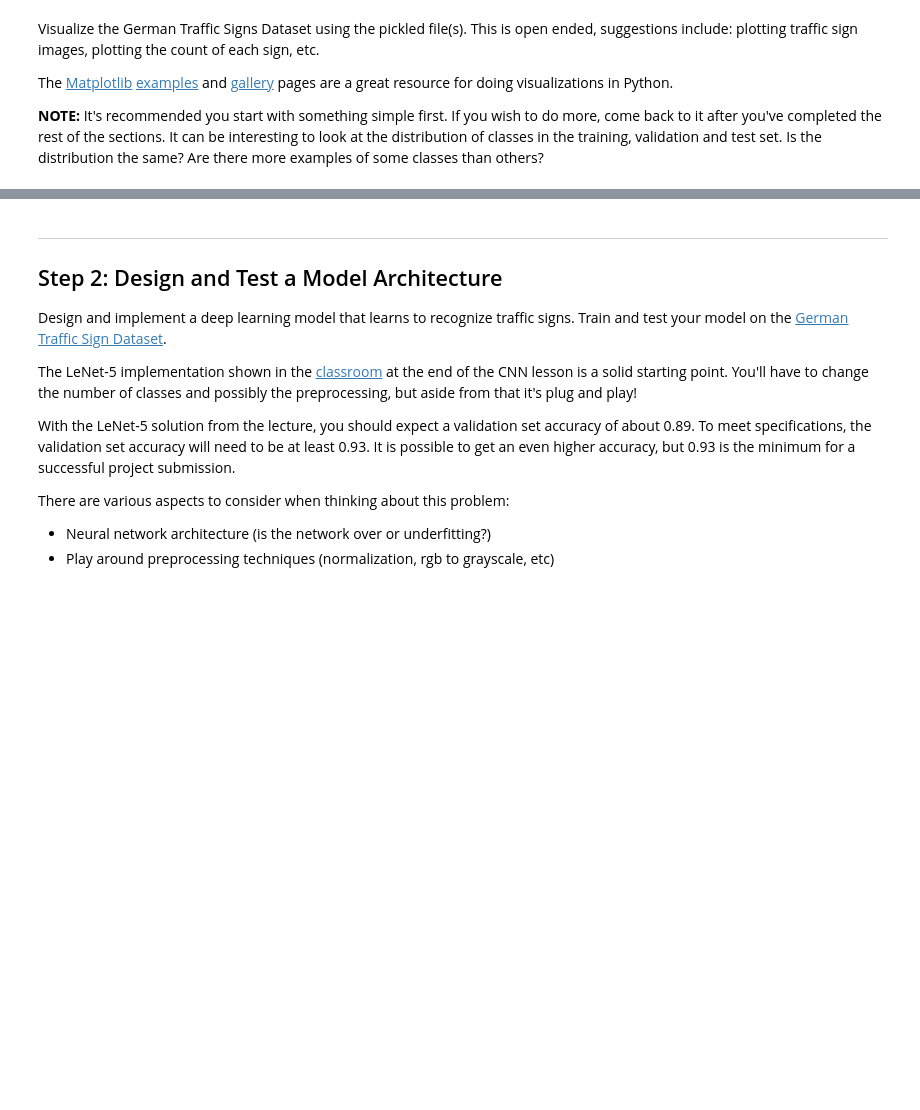
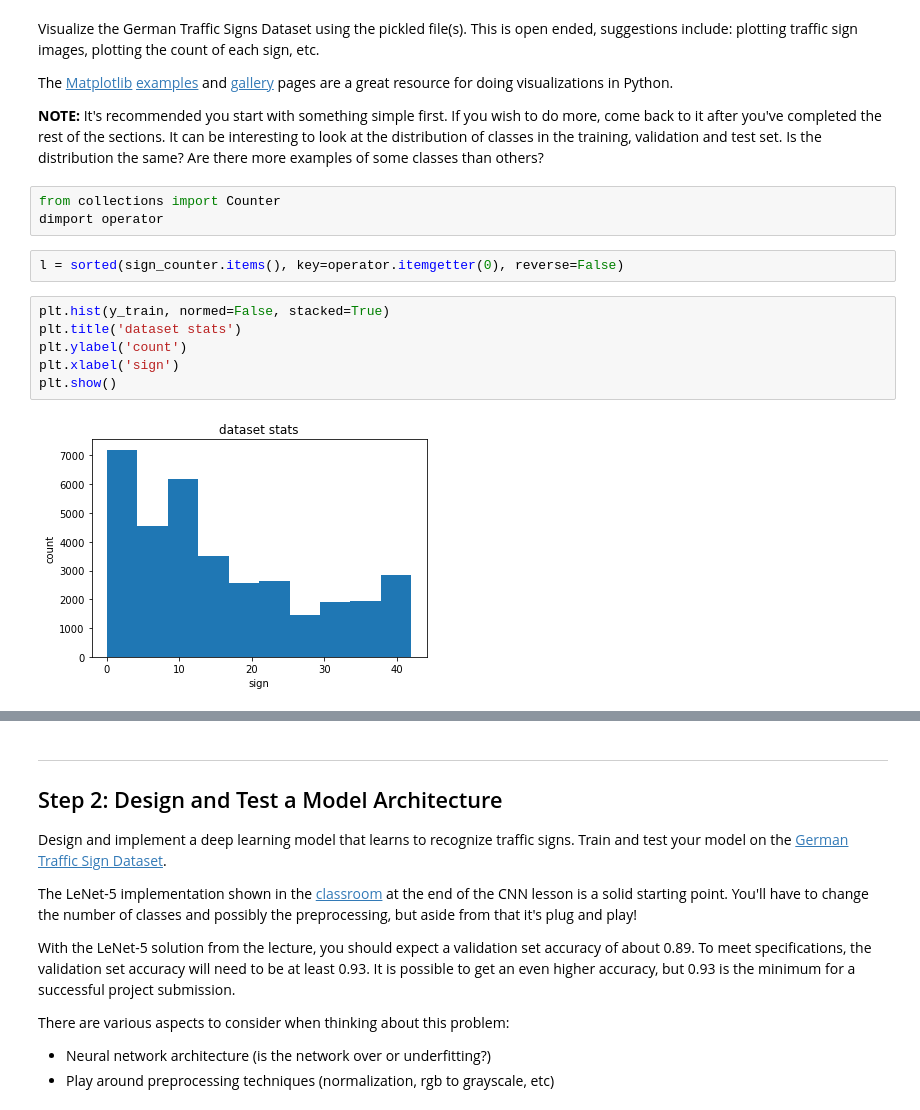
Before and after one commit to maslovw/SDND, a Jupyter notebook: TrafficSignlassifier/Traffic_Sign_Classifier.ipynb, the cells around one changed output, grey strips where cells are left out. Drawn from its saved outputs; the diff is of its cells as text; blank space fills up the shorter version.

```diff
--- a/TrafficSignlassifier/Traffic_Sign_Classifier.ipynb
+++ b/TrafficSignlassifier/Traffic_Sign_Classifier.ipynb
@@ -152,3 +152,16 @@ Visualize the German Traffic Signs Dataset using the pickled file(s). This is op
 The [Matplotlib](http://matplotlib.org/) [examples](http://matplotlib.org/examples/index.html) and [gallery](http://matplotlib.org/gallery.html) pages are a great resource for doing visualizations in Python.
 
 **NOTE:** It's recommended you start with something simple first. If you wish to do more, come back to it after you've completed the rest of the sections. It can be interesting to look at the distribution of classes in the training, validation and test set. Is the distribution the same? Are there more examples of some classes than others?
+# %%
+from collections import Counter
+dimport operator
+# %%
+l = sorted(sign_counter.items(), key=operator.itemgetter(0), reverse=False)
+# %%
+plt.hist(y_train, normed=False, stacked=True)
+plt.title('dataset stats')
+plt.ylabel('count')
+plt.xlabel('sign')
+plt.show()
+# %% [output]
+[figure, added]
```
Also changed, not shown: parts of 3 cells of this notebook, 1 other file.
